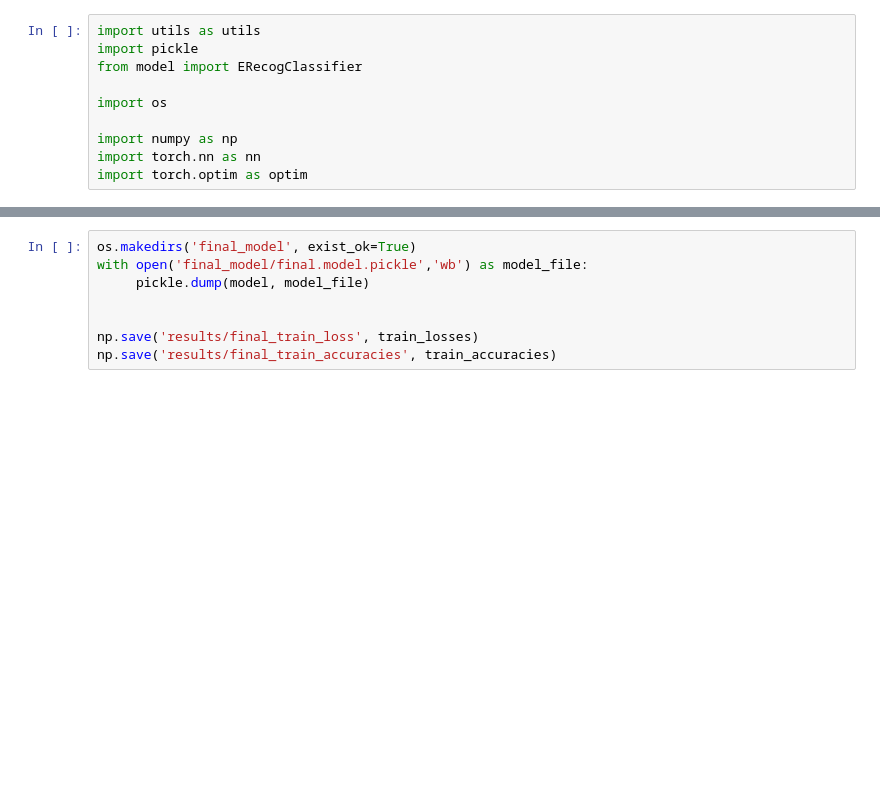
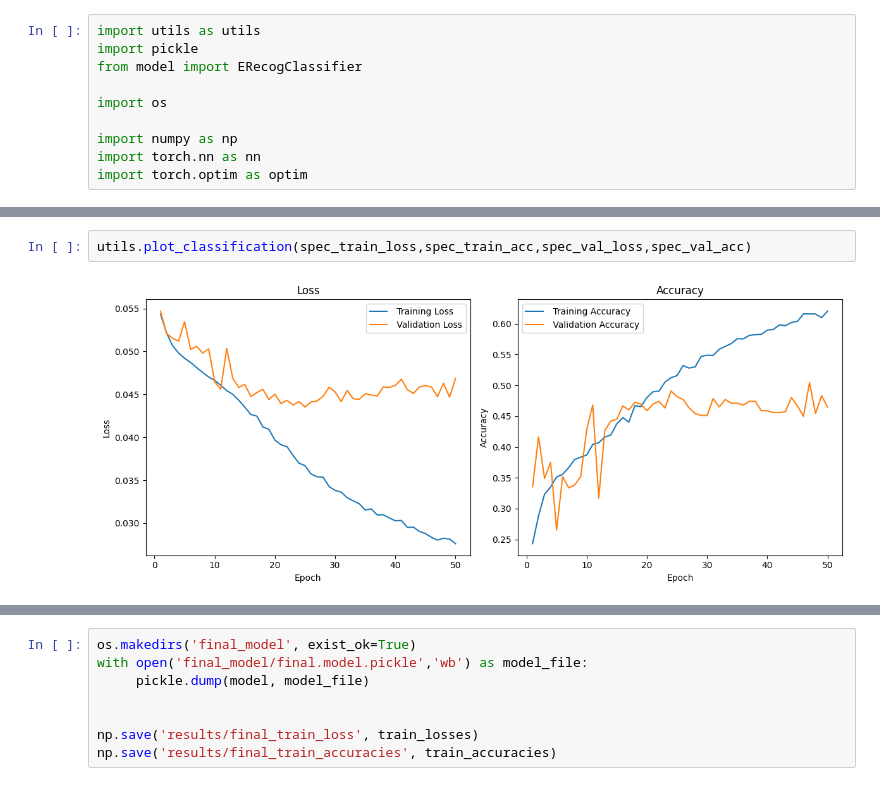
Before and after one commit to lazars01/EmotionRecognition, a Jupyter notebook: src/01_model_training.ipynb, the cells around one changed output, grey strips where cells are left out. Saved outputs shown, nothing was run; the diff lists cells and outputs as text; blank space fills up the shorter version.

```diff
--- a/src/01_model_training.ipynb
+++ b/src/01_model_training.ipynb
@@ -29,3 +34,7 @@ utils.plot_classification(augment_train_loss, augment_train_acc, augment_val_los
+# %%
+utils.plot_classification(spec_train_loss,spec_train_acc,spec_val_loss,spec_val_acc)
+# %% [output]
+[figure, added]
 # %%
 model = ERecogClassifier(num_classes=6)
 optimizer = optim.Adam(model.parameters(), lr=5e-4)
```
Also changed, not shown: parts of 4 cells of this notebook, 31 other files.
